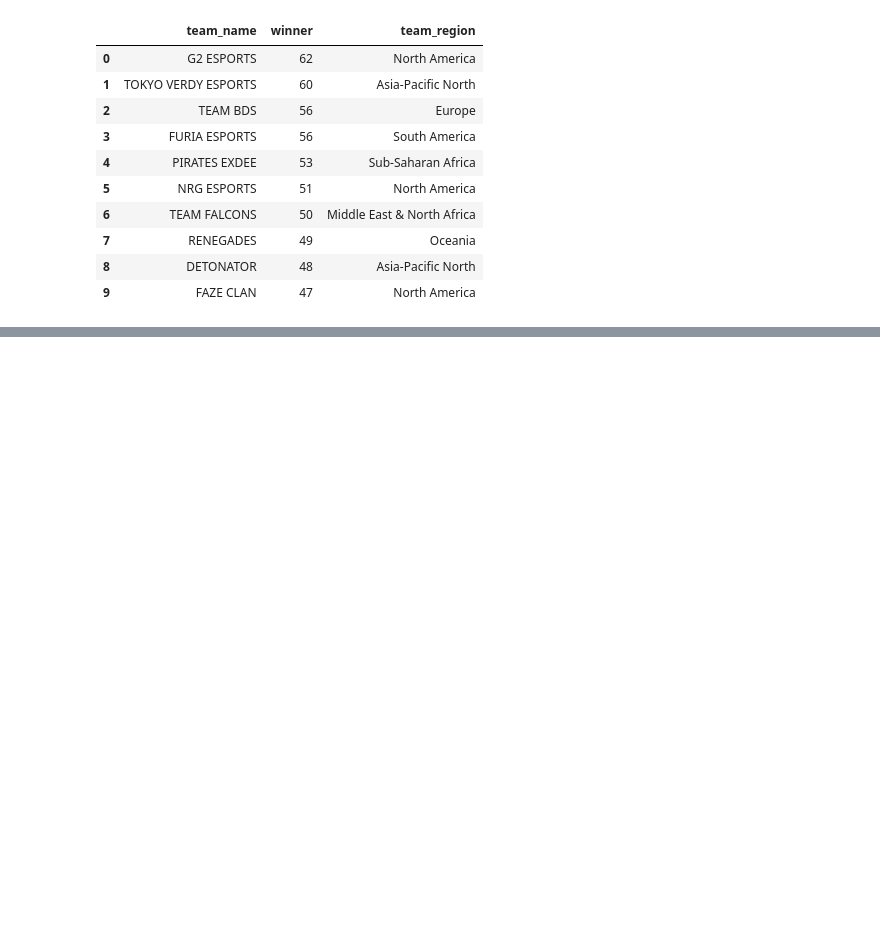
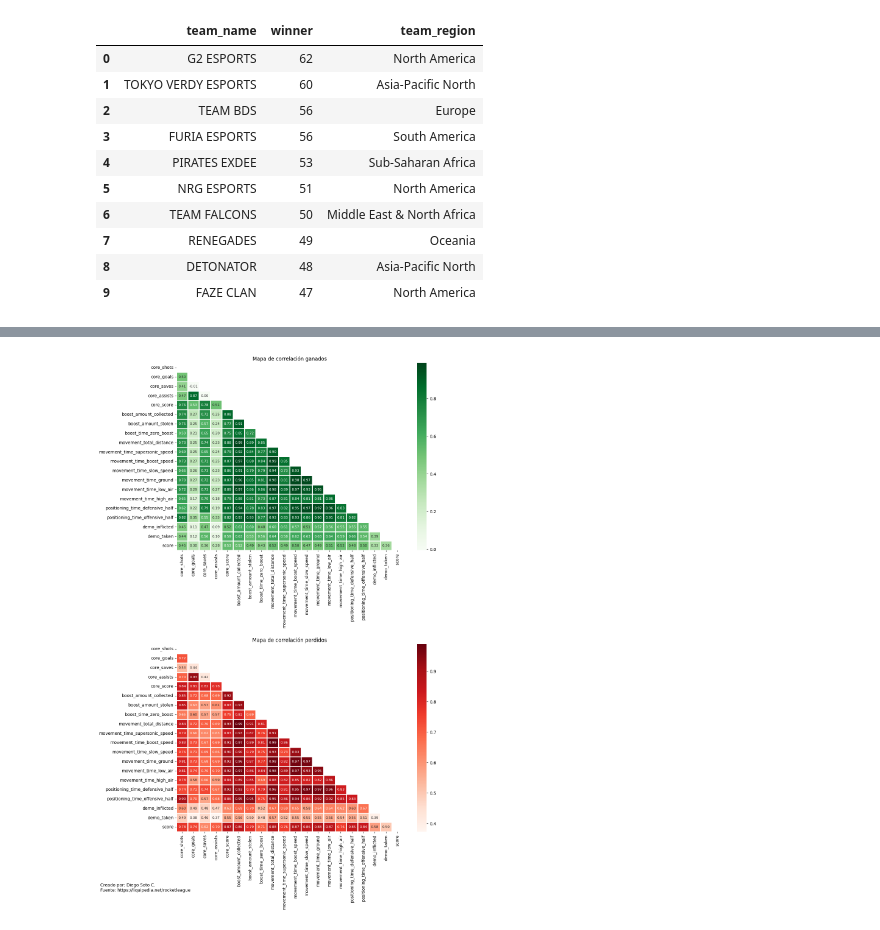
Before and after one commit to disotoc/RLCSAnalysis21-22, a Jupyter notebook: team_analysis.ipynb, the cells around one changed output, grey strips where cells are left out. Drawn from its saved outputs; the diff is of its cells as text; code cells hidden in the pictures; blank space fills up the shorter version.

```diff
--- a/team_analysis.ipynb
+++ b/team_analysis.ipynb
@@ -160,0 +184,40 @@ for region in regions:
+# %%
+# Se realizará una copia del df porque se eliminarán las columnas string
+df_copia = matches_by_teams_df.copy()
+df_copia = df_copia.drop(columns=['color', 'team_id', 'team_name', 'team_region'])
+
+# Crea nuevos df por partidos ganados y otro por perdidos
+matches_winner = df_copia[df_copia['winner'] == True]
+matches_winner = matches_winner.drop(columns=['winner'])
+matches_loser = df_copia[df_copia['winner'] == False]
+matches_loser = matches_loser.drop(columns=['winner'])
+
+# Crear heatmaps para cada subconjunto de datos
+fig, (ax1, ax2) = plt.subplots(nrows=2, figsize=(12, 20))
+
+# Heatmap para partidos ganados
+mask = np.triu(np.ones_like(matches_winner.corr(), dtype=bool))
+sns.heatmap(matches_winner.corr(), mask=mask, fmt=".2f",
+            annot=True, annot_kws={"fontsize": 8}, lw=1,
+            cmap='Greens', ax=ax1)
+ax1.set_title('Mapa de correlación ganados')
+
+# Heatmap para partidos perdidos
+mask = np.triu(np.ones_like(matches_loser.corr(), dtype=bool))
+sns.heatmap(matches_loser.corr(), mask=mask, fmt=".2f",
+            annot=True, annot_kws={"fontsize": 8}, lw=1,
+            cmap='Reds', ax=ax2)
+ax2.set_title('Mapa de correlación perdidos')
+
+fig.subplots_adjust(hspace=0.5)  # ajusta el espacio entre los subplots
+fig.set_facecolor('white') # Cambia el color de fondo, esto principalmente para cuando se guarde el png
+
+plt.text(-0.6, -0.4,
+         'Creado por: Diego Soto C.\nFuente: https://liquipedia.net/rocketleague',
+         ha='left', transform=ax.transAxes)
+
+#plt.savefig('assets/Corr_matches_by_team_winner.png', bbox_inches='tight', dpi=300) # Esto se utiliza para guardar el gráfico, solo se quita de comentario cuando es necesario
+
+plt.show()
+# %% [output]
+[figure, added]
```
Also changed, not shown: parts of 3 cells of this notebook, 2 other files.
